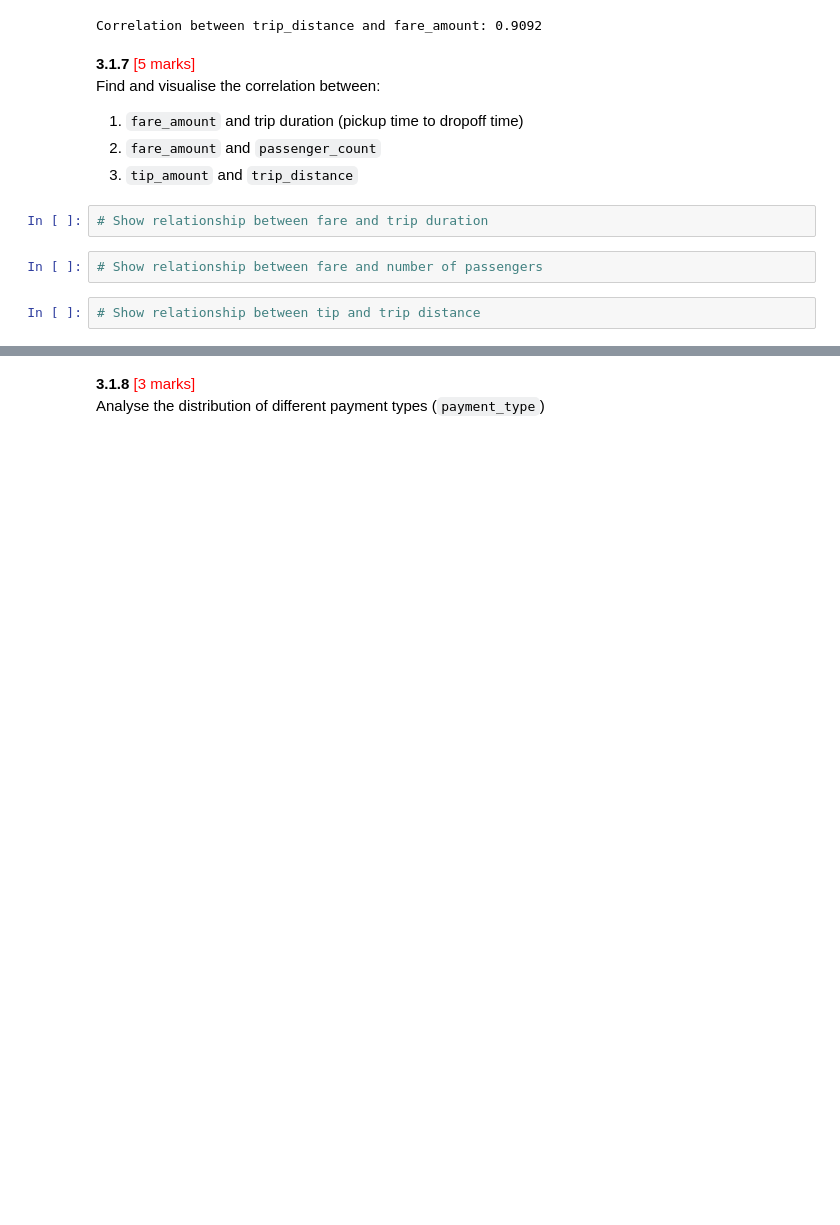
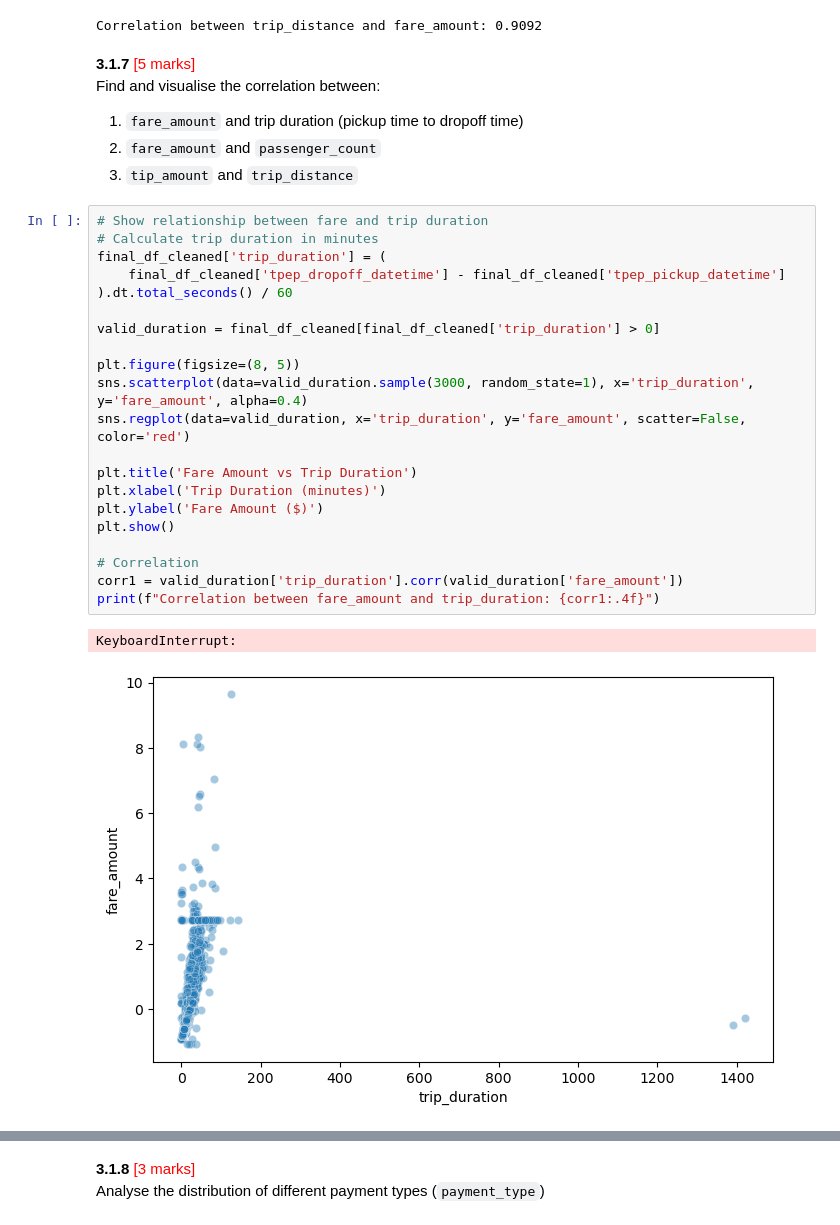
Before and after one commit to balajiramesh19/CourseAssignments, a Jupyter notebook: EDA_Assg_NYC_Taxi_Starter.ipynb, the cells around one changed output, grey strips where cells are left out. Saved outputs shown, nothing was run; the diff lists cells and outputs as text; blank space fills up the shorter version.

```diff
--- a/EDA_Assg_NYC_Taxi_Starter.ipynb
+++ b/EDA_Assg_NYC_Taxi_Starter.ipynb
@@ -827,9 +827,27 @@ Find and visualise the correlation between:
 1. `fare_amount` and trip duration (pickup time to dropoff time)
 2. `fare_amount` and `passenger_count`
 3. `tip_amount` and `trip_distance`
-# %%
-# Show relationship between fare and trip duration
-# %%
-# Show relationship between fare and number of passengers
-# %%
-# Show relationship between tip and trip distance
+# %%
+# Show relationship between fare and trip duration
+# Calculate trip duration in minutes
+final_df_cleaned['trip_duration'] = (
+    final_df_cleaned['tpep_dropoff_datetime'] - final_df_cleaned['tpep_pickup_datetime']
+).dt.total_seconds() / 60
+
+valid_duration = final_df_cleaned[final_df_cleaned['trip_duration'] > 0]
+
+plt.figure(figsize=(8, 5))
+sns.scatterplot(data=valid_duration.sample(3000, random_state=1), x='trip_duration', y='fare_amount', alpha=0.4)
+sns.regplot(data=valid_duration, x='trip_duration', y='fare_amount', scatter=False, color='red')
+
+plt.title('Fare Amount vs Trip Duration')
+plt.xlabel('Trip Duration (minutes)')
+plt.ylabel('Fare Amount ($)')
+plt.show()
+
+# Correlation
+corr1 = valid_duration['trip_duration'].corr(valid_duration['fare_amount'])
+print(f"Correlation between fare_amount and trip_duration: {corr1:.4f}")
+# %% [output]
+KeyboardInterrupt:
+[figure, added]
```
Also changed, not shown: parts of 4 cells of this notebook.
